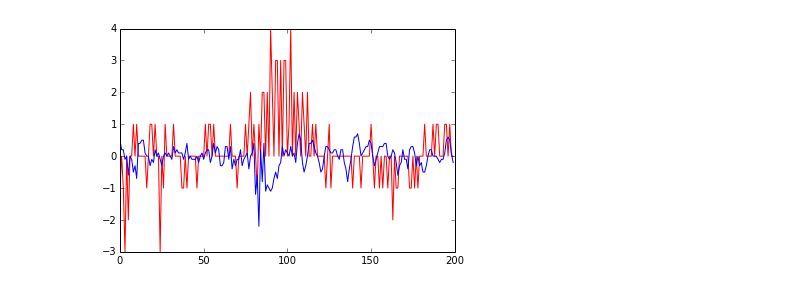
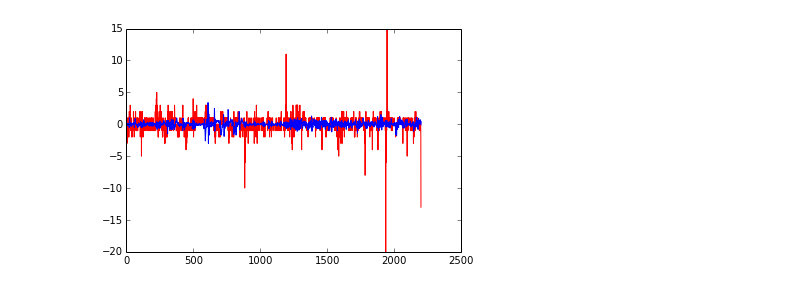
Before and after one commit to toddjm/projects, a Jupyter notebook: cycling/Smo2_HR.ipynb, the cells around one changed output. Saved outputs shown, nothing was run; the diff lists cells and outputs as text; code cells hidden in the pictures.

```diff
--- a/cycling/Smo2_HR.ipynb
+++ b/cycling/Smo2_HR.ipynb
@@ -12,3 +12,3 @@ activity['mo2'] = activity['1.2']
 # %%
-activity = activity[['ts', 'hr', 'mo2']].dropna(how='any')
+activity = activity[['ts', 'hr', 'smo2']].dropna(how='any')  # Drop NaN values.
 # %%
@@ -18,4 +17,0 @@ plt.plot(activity['hr'], 'r-', activity['mo2'], 'b-'); plt.show()
-# %%
-activity = activity[activity.hr > 40]
-activity = activity[activity.mo2 < 90]
-activity = activity[activity.mo2 > 55]
@@ -26,2 +22,6 @@ activity.hr.mean()
+# %%
+activity = activity[activity.hr > 60]  # Filter for heart rate greater than 50 bpm.
+activity = activity[(activity.smo2 > 50) & (activity.smo2 < 80)]  # Filter for smo2 > 50% and smo2 < 90%.
 # %%
-mo2_delta = (activity.mo2 - activity.mo2.shift(periods=1)).dropna(how='any')
+smo2_delta = (activity.smo2 - activity.smo2.shift(periods=1)).dropna(how='any')
+hr_delta = (activity.hr - activity.hr.shift(periods=1)).dropna(how='any')
@@ -48,4 +28,4 @@ Name: mo2, Length: 3387, dtype: float64
 # %%
-plt.plot(hr_delta[1000:1200], 'r-', mo2_delta[1000:1200], 'b-'); plt.show()
+plt.plot(hr_delta[:2200], 'r-', smo2_delta[:2200], 'b-'); plt.show()
 # %% [output]
-[figure, old version]
+[figure, new version]
```
Also changed, not shown: parts of 6 cells of this notebook, 2 other files.
